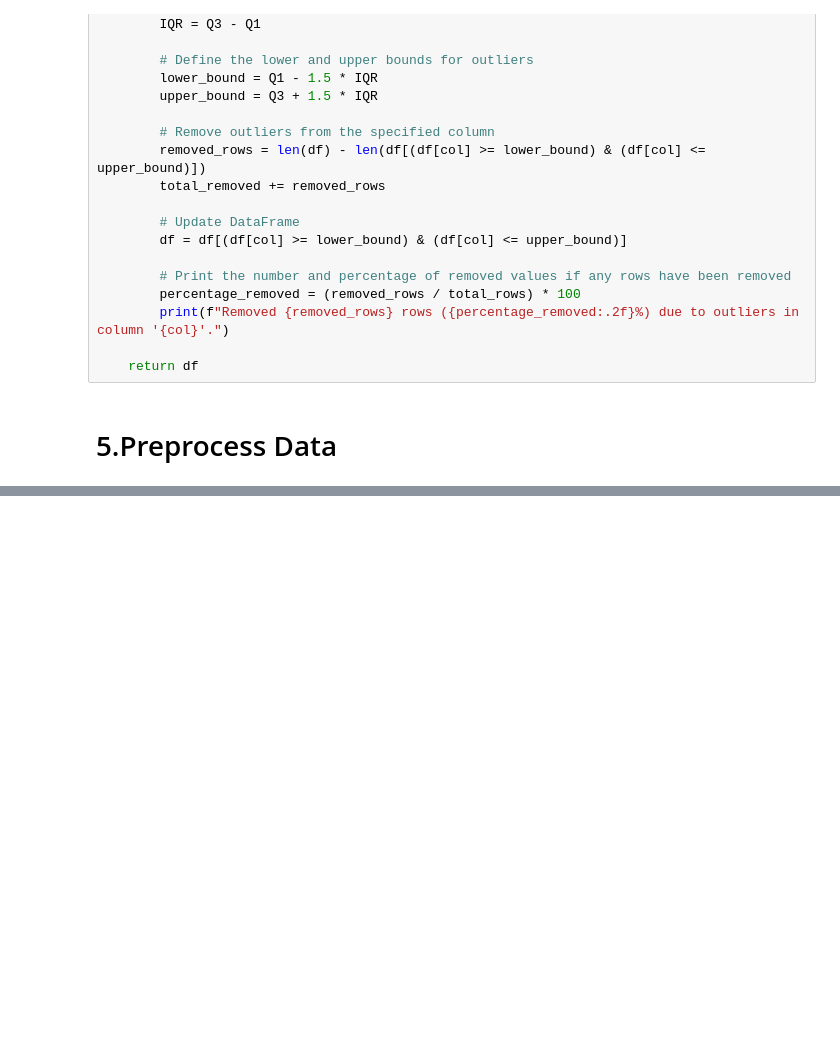
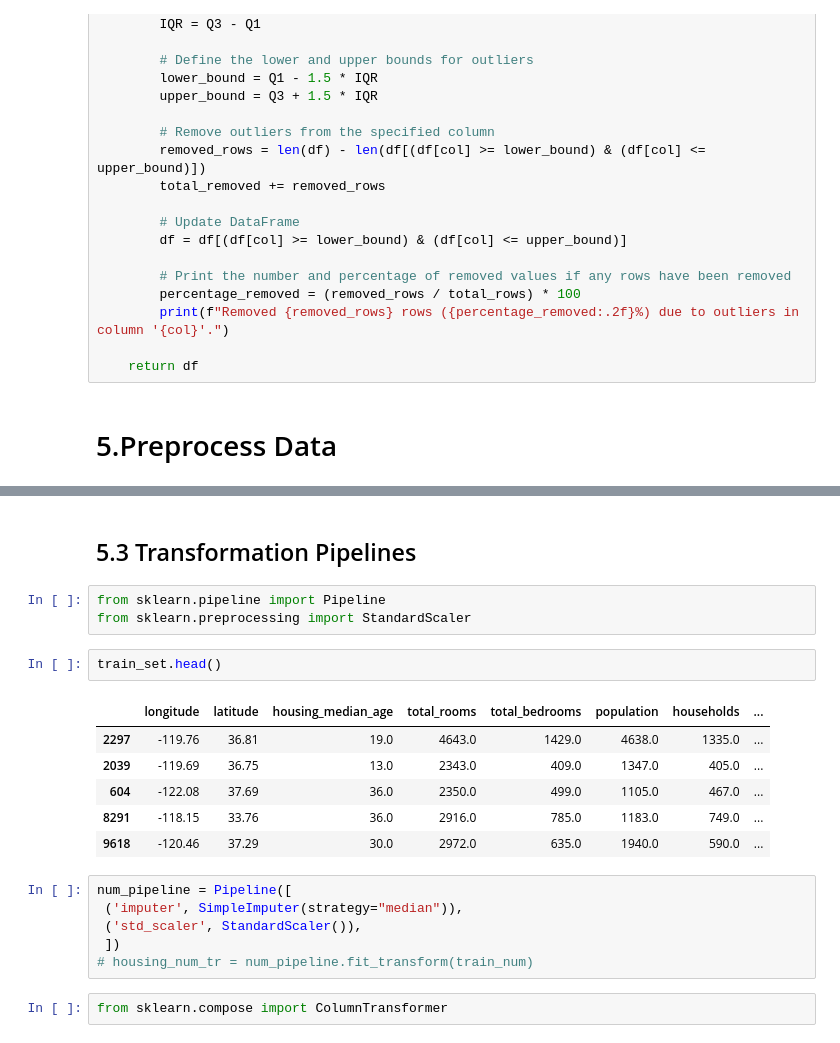
Before and after one commit to MarkPhamm/AI---ML, a Jupyter notebook: end-to-end.ipynb, the cells around one changed output, grey strips where cells are left out. Saved outputs shown, nothing was run; the diff lists cells and outputs as text; blank space fills up the shorter version.

```diff
--- a/end-to-end.ipynb
+++ b/end-to-end.ipynb
@@ -712,0 +790,22 @@ def scale_dataframe(df, columns_to_scale=None):
+# %% [markdown]
+## 5.3 Transformation Pipelines
+# %%
+from sklearn.pipeline import Pipeline
+from sklearn.preprocessing import StandardScaler
+# %%
+train_set.head()
+# %% [output]
+|  | longitude | latitude | housing_median_age | total_rooms | total_bedrooms | population | households | ... |
+| 2297 | -119.76 | 36.81 | 19.0 | 4643.0 | 1429.0 | 4638.0 | 1335.0 | ... |
+| 2039 | -119.69 | 36.75 | 13.0 | 2343.0 | 409.0 | 1347.0 | 405.0 | ... |
+| 604 | -122.08 | 37.69 | 36.0 | 2350.0 | 499.0 | 1105.0 | 467.0 | ... |
+| 8291 | -118.15 | 33.76 | 36.0 | 2916.0 | 785.0 | 1183.0 | 749.0 | ... |
+| 9618 | -120.46 | 37.29 | 30.0 | 2972.0 | 635.0 | 1940.0 | 590.0 | ... |
+# %%
+num_pipeline = Pipeline([
+ ('imputer', SimpleImputer(strategy="median")),
+ ('std_scaler', StandardScaler()),
+ ])
+# housing_num_tr = num_pipeline.fit_transform(train_num)
+# %%
+from sklearn.compose import ColumnTransformer
```
Also changed, not shown: parts of 76 cells of this notebook, 2 other files.
